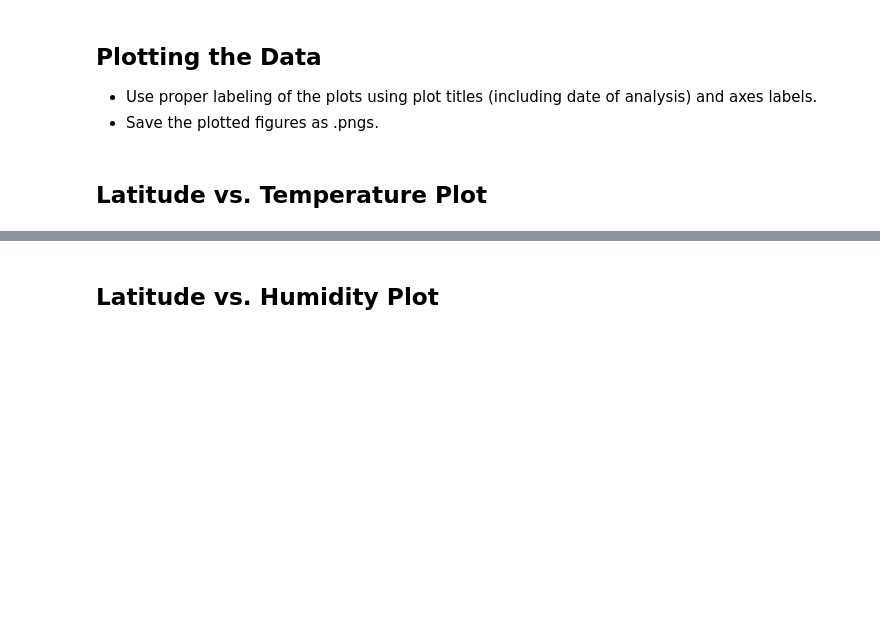
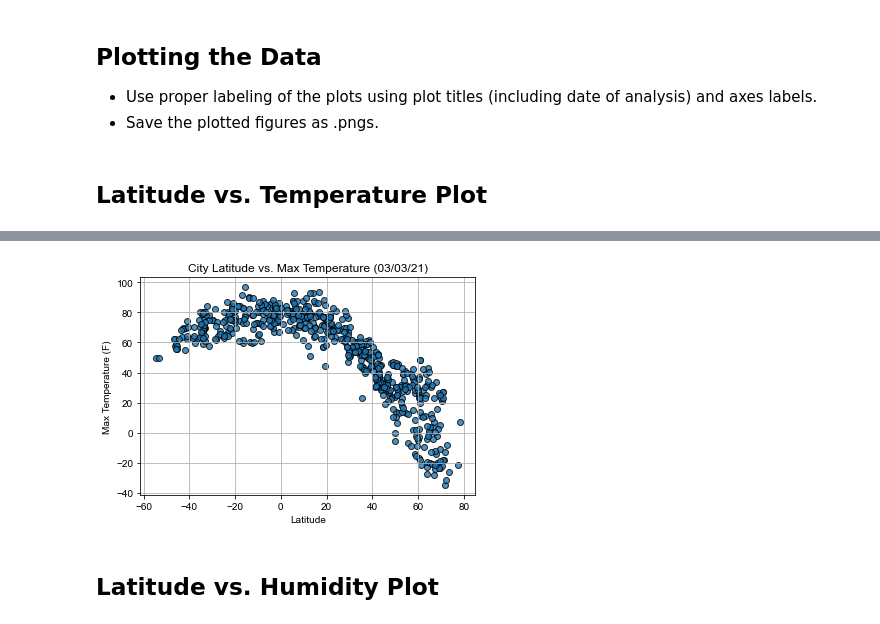
Before and after one commit to VanWagonerLauren/python-api-challenge, a Jupyter notebook: starter_code/WeatherPy.ipynb, the cells around one changed output, grey strips where cells are left out. Cells and saved outputs as stored; diff of their text form; code cells hidden in the pictures; blank space fills up the shorter version.

```diff
--- a/starter_code/WeatherPy.ipynb
+++ b/starter_code/WeatherPy.ipynb
@@ -199,2 +166,23 @@ Int64Index([], dtype='int64')
+# %%
+# Build scatter plot for latitude vs temperature
+plt.scatter(weather_data_pd["Lat"],
+            weather_data_pd["Max Temp"],
+            edgecolor="black", linewidths=1, marker="o",
+            alpha=0.8, label="Cities")
+
+# Incorporate the other graph properties
+plt.title("City Latitude vs. Max Temperature (%s)" % time.strftime("%x"))
+plt.ylabel("Max Temperature (F)")
+plt.xlabel("Latitude")
+plt.grid(True)
+sns.set()
+
+# Save the figure
+plt.savefig("Latitude vs Temperature (F).png")
+
+# Show plot
+plt.show()
+# %% [output]
+[figure, added]
 # %% [markdown]
 ## Latitude vs. Humidity Plot
```
Also changed, not shown: parts of 32 cells of this notebook, 13 other files.
